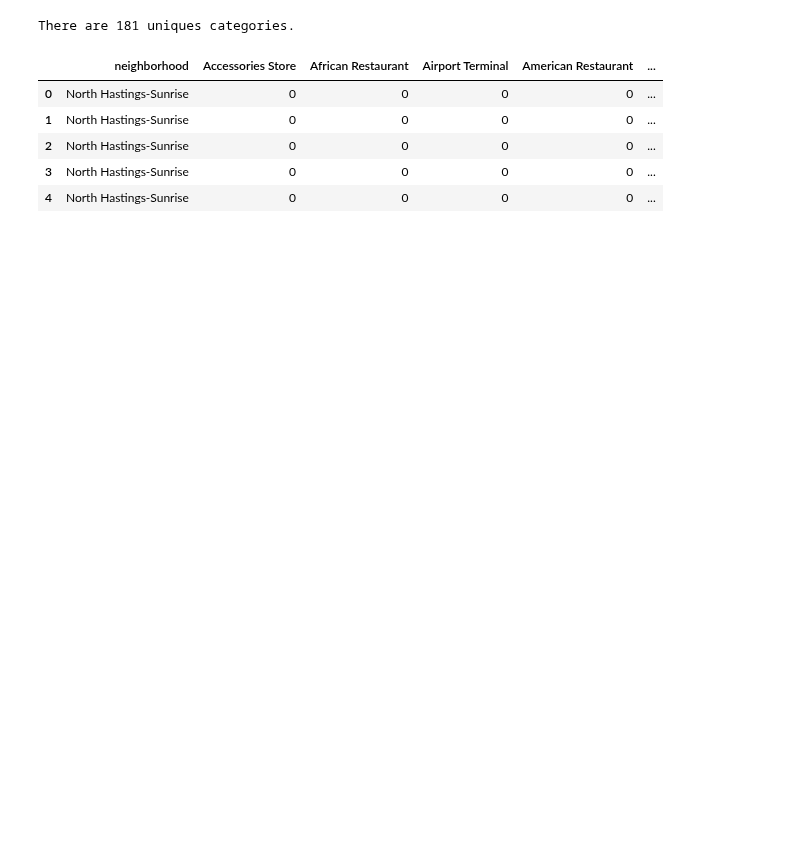
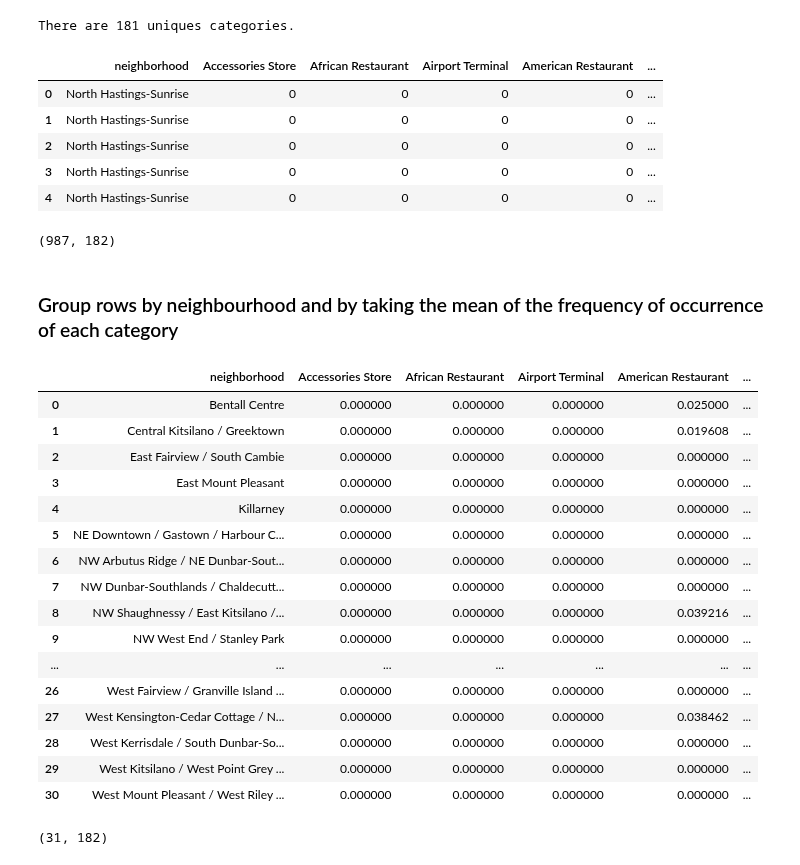
Before and after one commit to dprossi/Capstone_Project_IBM_Data_Science, a Jupyter notebook: Applied_Data_Science_Capstone_Project_Vancouver.ipynb, the cells around one changed output. Drawn from its saved outputs; the diff is of its cells as text; code cells hidden in the pictures; blank space fills up the shorter version.

```diff
--- a/Applied_Data_Science_Capstone_Project_Vancouver.ipynb
+++ b/Applied_Data_Science_Capstone_Project_Vancouver.ipynb
@@ -544,3 +544,34 @@ vancouver_onehot.head()
 | 2 | North Hastings-Sunrise | 0 | 0 | 0 | 0 | ... |
 | 3 | North Hastings-Sunrise | 0 | 0 | 0 | 0 | ... |
 | 4 | North Hastings-Sunrise | 0 | 0 | 0 | 0 | ... |
+# %%
+vancouver_onehot.shape
+# %% [output]
+(987, 182)
+# %% [markdown]
+### Group rows by neighbourhood and by taking the mean of the frequency of occurrence of each category
+# %%
+vancouver_grouped = vancouver_onehot.groupby('neighborhood').mean().reset_index()
+vancouver_grouped
+# %% [output]
+|  | neighborhood | Accessories Store | African Restaurant | Airport Terminal | American Restaurant | ... |
+| 0 | Bentall Centre | 0.000000 | 0.000000 | 0.000000 | 0.025000 | ... |
+| 1 | Central Kitsilano / Greektown | 0.000000 | 0.000000 | 0.000000 | 0.019608 | ... |
+| 2 | East Fairview / South Cambie | 0.000000 | 0.000000 | 0.000000 | 0.000000 | ... |
+| 3 | East Mount Pleasant | 0.000000 | 0.000000 | 0.000000 | 0.000000 | ... |
+| 4 | Killarney | 0.000000 | 0.000000 | 0.000000 | 0.000000 | ... |
+| 5 | NE Downtown / Gastown / Harbour C... | 0.000000 | 0.000000 | 0.000000 | 0.000000 | ... |
+| 6 | NW Arbutus Ridge / NE Dunbar-Sout... | 0.000000 | 0.000000 | 0.000000 | 0.000000 | ... |
+| 7 | NW Dunbar-Southlands / Chaldecutt... | 0.000000 | 0.000000 | 0.000000 | 0.000000 | ... |
+| 8 | NW Shaughnessy / East Kitsilano /... | 0.000000 | 0.000000 | 0.000000 | 0.039216 | ... |
+| 9 | NW West End / Stanley Park | 0.000000 | 0.000000 | 0.000000 | 0.000000 | ... |
+| ... | ... | ... | ... | ... | ... | ... |
+| 26 | West Fairview / Granville Island ... | 0.000000 | 0.000000 | 0.000000 | 0.000000 | ... |
+| 27 | West Kensington-Cedar Cottage / N... | 0.000000 | 0.000000 | 0.000000 | 0.038462 | ... |
+| 28 | West Kerrisdale / South Dunbar-So... | 0.000000 | 0.000000 | 0.000000 | 0.000000 | ... |
+| 29 | West Kitsilano / West Point Grey ... | 0.000000 | 0.000000 | 0.000000 | 0.000000 | ... |
+| 30 | West Mount Pleasant / West Riley ... | 0.000000 | 0.000000 | 0.000000 | 0.000000 | ... |
+# %%
+vancouver_grouped.shape
+# %% [output]
+(31, 182)
```
Also changed, not shown: parts of 5 cells of this notebook.
